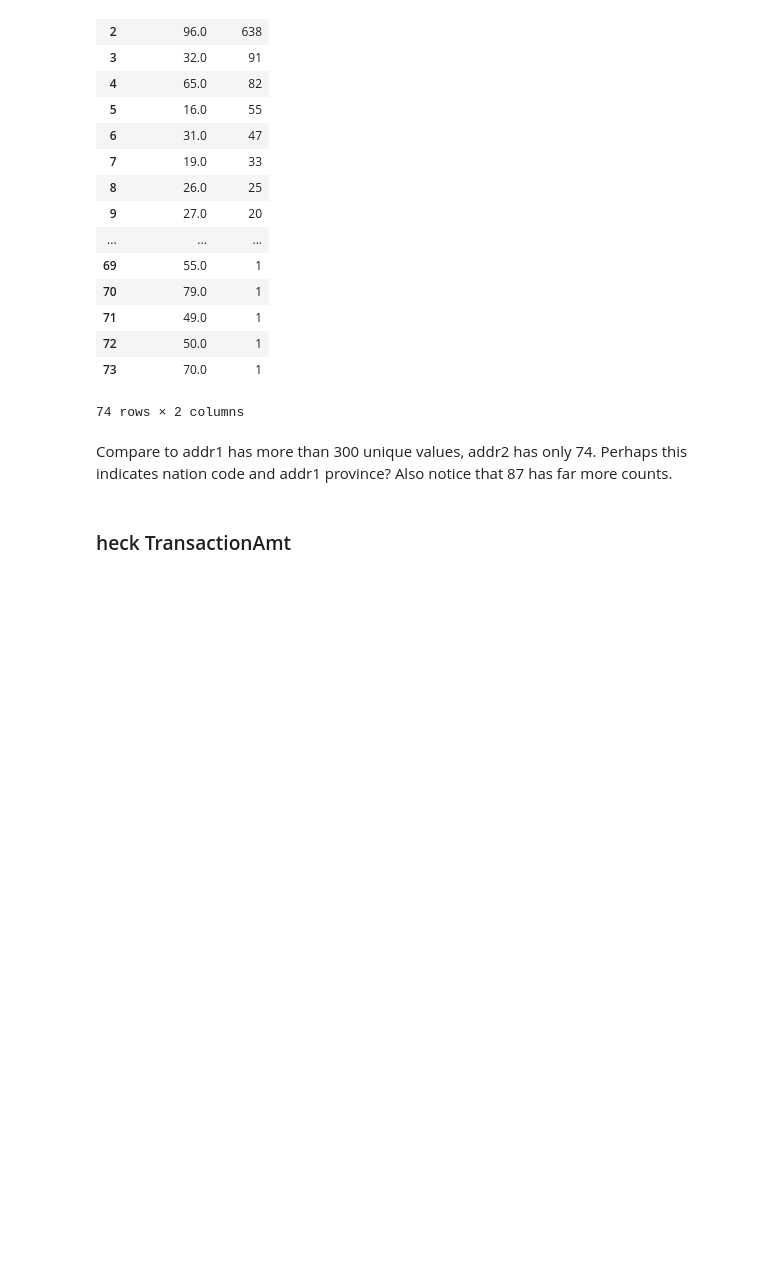
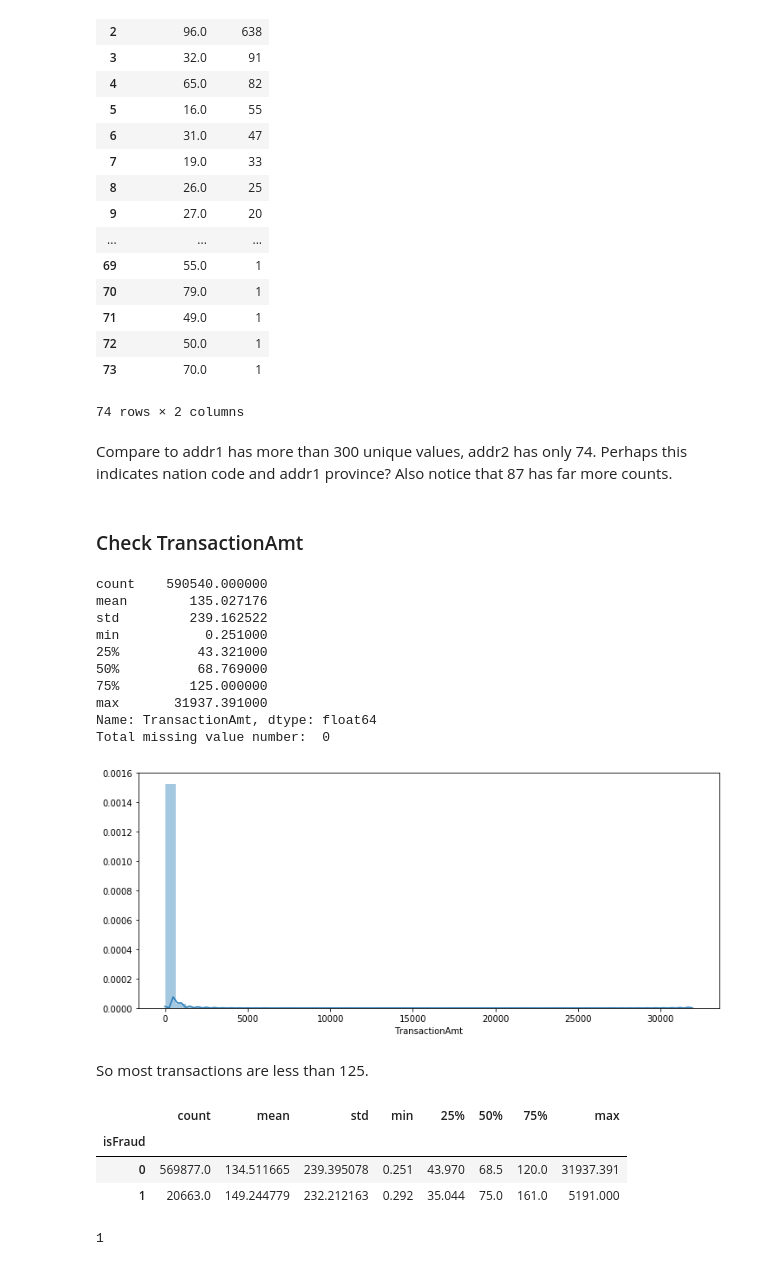
Before and after one commit to haataa/IEEE_CIS_Fraud_Detection, a Jupyter notebook: EDA.ipynb, the cells around one changed output. Cells and saved outputs as stored; diff of their text form; code cells hidden in the pictures; blank space fills up the shorter version.

```diff
--- a/EDA.ipynb
+++ b/EDA.ipynb
@@ -406,4 +406,19 @@ feat_value_count(df_train_transac,'addr2')
 # %% [markdown]
 Compare to addr1 has more than 300 unique values, addr2 has only 74. Perhaps this indicates nation code and addr1 province? Also notice that 87 has far more counts.
 # %% [markdown]
-### heck TransactionAmt
+### Check TransactionAmt
+# %%
+def check_distribution(df,colname):
+    """check general feature distribution info and plot histogram
+
+    Args
+    df: data frame.
+    colname: string. The column name to be evaluated.
+
+    Returns
+    None
+    """
+    print(df[colname].describe())
+    print('Total missing value number: ',df[colname].isnull().sum())
+    plt.figure(figsize=(12,5))
+    sns.distplot(df[colname].dropna())
@@ -409,0 +447,28 @@ Compare to addr1 has more than 300 unique values, addr2 has only 74. Perhaps thi
+# %%
+check_distribution(df_train_transac,'TransactionAmt')
+# %% [output]
+count    590540.000000
+mean        135.027176
+std         239.162522
+min           0.251000
+25%          43.321000
+50%          68.769000
+75%         125.000000
+max       31937.391000
+Name: TransactionAmt, dtype: float64
+Total missing value number:  0
+[figure, added]
+# %% [markdown]
+So most transactions are less than 125.
+# %%
+df_train_transac.groupby(['isFraud'])['TransactionAmt'].agg('describe')
+# %% [output]
+|  | count | mean | std | min | 25% | 50% | 75% | max |
+| isFraud |  |  |  |  |  |  |  |  |
+| 0 | 569877.0 | 134.511665 | 239.395078 | 0.251 | 43.970 | 68.5 | 120.0 | 31937.391 |
+| 1 | 20663.0 | 149.244779 | 232.212163 | 0.292 | 35.044 | 75.0 | 161.0 | 5191.000 |
+# %%
+dict= {1:'Fraud',0:'NoFraud'}
+list(dict.keys())[0]
+# %% [output]
+1
```
Also changed, not shown: parts of 9 cells of this notebook.
